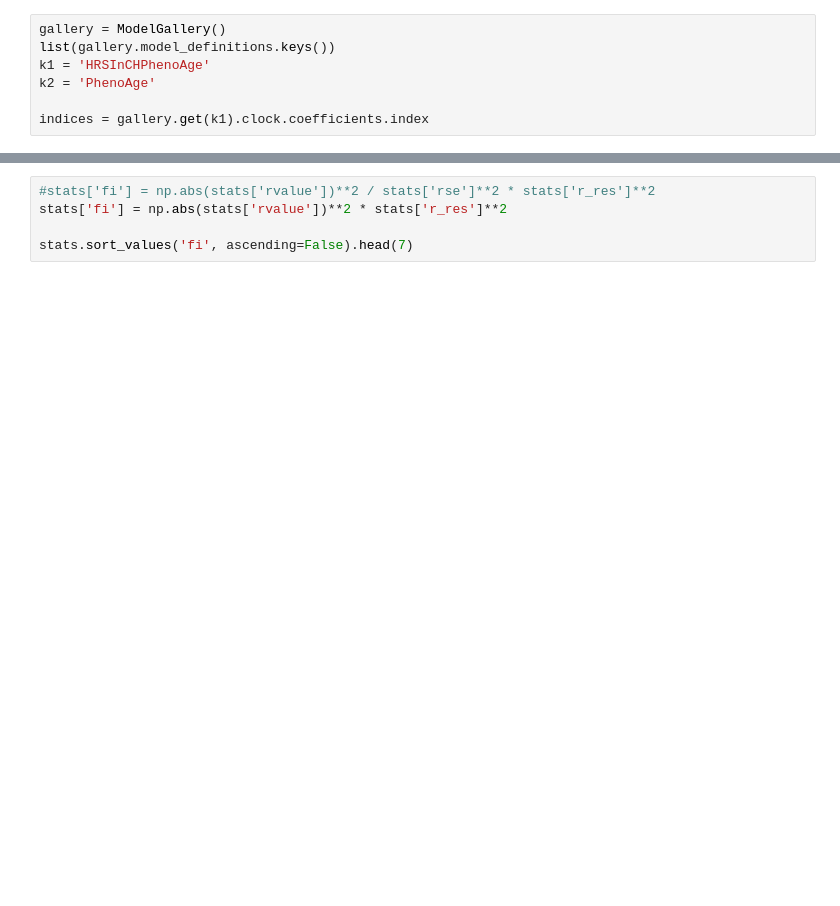
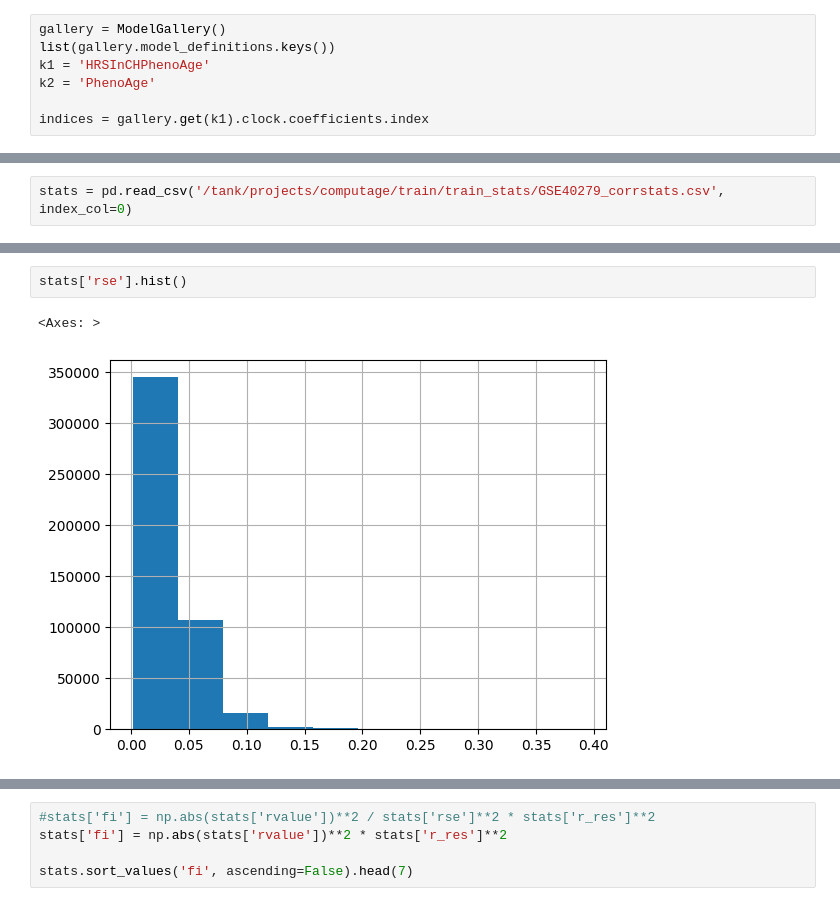
Before and after one commit to ComputationalAgingLab/ComputAge, a Jupyter notebook: feature_selection.ipynb, the cells around one changed output, grey strips where cells are left out. Cells and saved outputs as stored; diff of their text form; blank space fills up the shorter version.

```diff
--- a/feature_selection.ipynb
+++ b/feature_selection.ipynb
@@ -27,0 +32,2 @@ data, meta = pd.read_pickle('/tank/projects/computage/train/GSE132203.pkl.gz', c
+# %%
+stats = pd.read_csv('/tank/projects/computage/train/train_stats/GSE40279_corrstats.csv', index_col=0)
@@ -27,0 +60,5 @@ data, meta = pd.read_pickle('/tank/projects/computage/train/GSE132203.pkl.gz', c
+# %%
+stats['rse'].hist()
+# %% [output]
+<Axes: >
+[figure, added]
```
Also changed, not shown: parts of 14 cells of this notebook, 5 other files.
